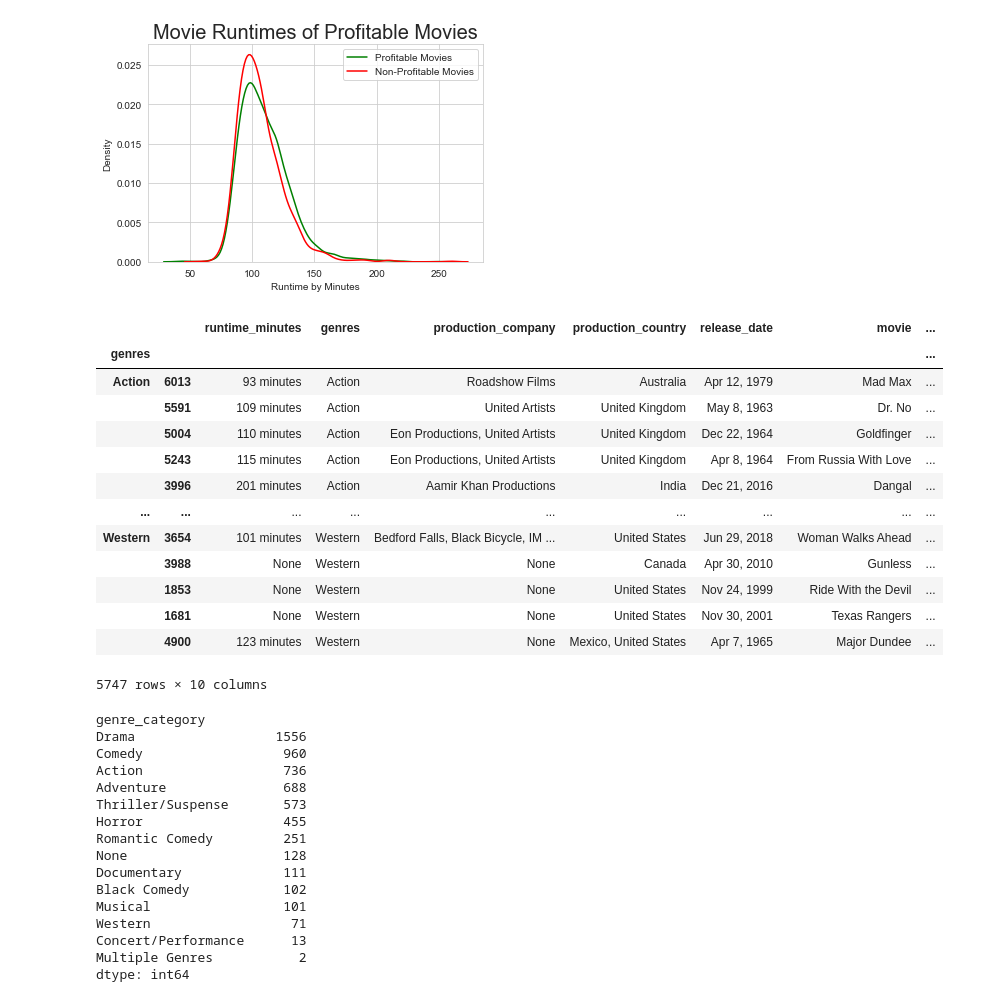
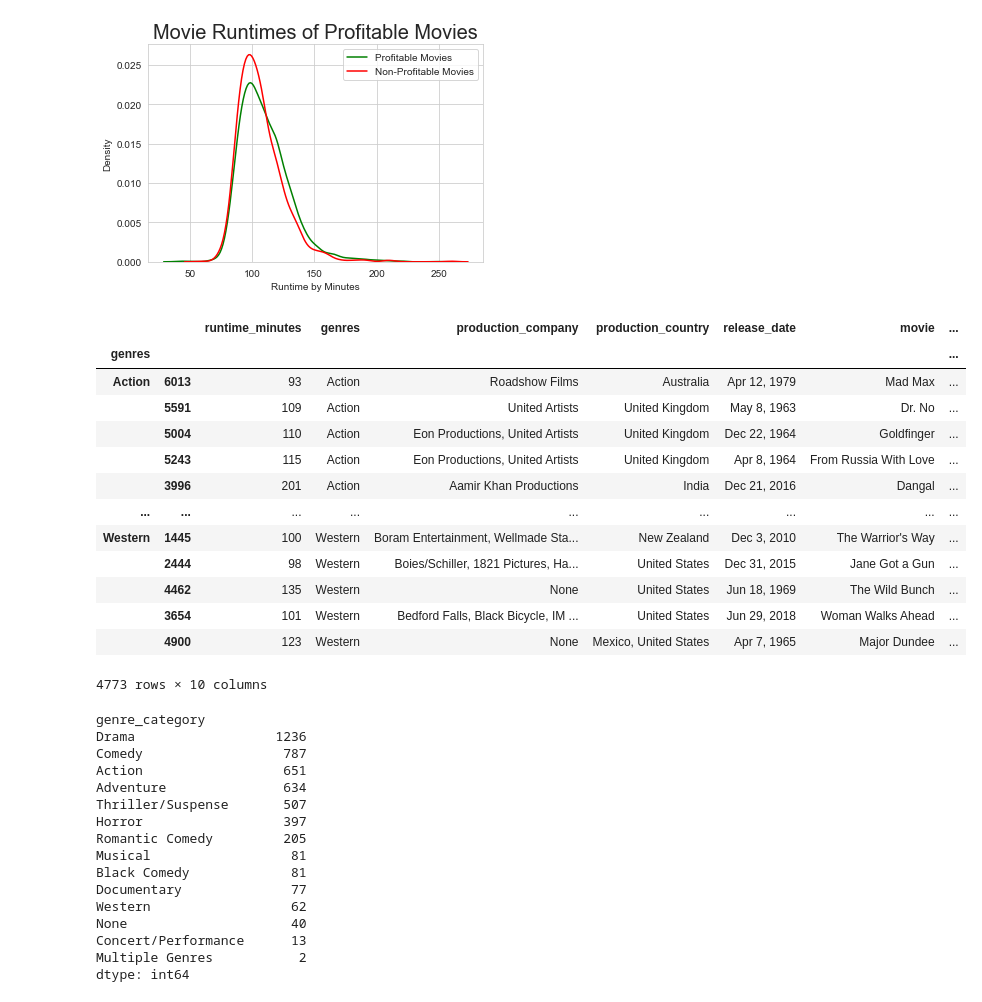
Before and after one commit to czarinagluna/Microsoft-Movie-Recommendations, a Jupyter notebook: Runtime Correlations for Project.ipynb, the cells around one changed output. Cells and saved outputs as stored; diff of their text form; code cells hidden in the pictures.

```diff
--- a/Runtime Correlations for Project.ipynb
+++ b/Runtime Correlations for Project.ipynb
@@ -72,9 +72,9 @@ df
 # %%
 #Exclude rows where there is no value given for runtime
 
-# genres_df = df[(df['runtime_minutes'] != 'None')]
+df = df[(df['runtime_minutes'] != 'None')]
 # %%
 #Remove 'minutes' from runtime minutes category and convert to integer
 
-# df['runtime_minutes'] = df['runtime_minutes'].str.replace('minutes', '')
-# df['runtime_minutes'] = df['runtime_minutes'].astype(int)
+df['runtime_minutes'] = df['runtime_minutes'].str.replace('minutes', '')
+df['runtime_minutes'] = df['runtime_minutes'].astype(int)
@@ -141,8 +169,3 @@ runtime_df = df[(df['runtime_minutes'] != 'None')].copy()
-# %%
-#Remove 'minutes' from runtime minutes category and convert to integer
-
-runtime_df['runtime_minutes'] = runtime_df['runtime_minutes'].str.replace('minutes', '')
-runtime_df['runtime_minutes'] = runtime_df['runtime_minutes'].astype(int)
 # %%
 runtime_df.describe()
 # %% [output]
@@ -292,23 +315,23 @@ plt.legend(labels=["Profitable Movies","Non-Profitable Movies"]);
 # %%
 #Create a new dataframe grouped by genre and arranged by descending profit amount
 
-genre_df = df.groupby('genres').apply(lambda x: x.sort_values(by ='profit', ascending = False))
-genre_df
+runtime_df = df.groupby('genres').apply(lambda x: x.sort_values(by ='profit', ascending = False))
+runtime_df
 # %% [output]
 |  |  | runtime_minutes | genres | production_company | production_country | release_date | movie | ... |
 | genres |  |  |  |  |  |  |  | ... |
-| Action | 6013 | 93 minutes | Action | Roadshow Films | Australia | Apr 12, 1979 | Mad Max | ... |
-|  | 5591 | 109 minutes | Action | United Artists | United Kingdom | May 8, 1963 | Dr. No | ... |
-|  | 5004 | 110 minutes | Action | Eon Productions, United Artists | United Kingdom | Dec 22, 1964 | Goldfinger | ... |
-|  | 5243 | 115 minutes | Action | Eon Productions, United Artists | United Kingdom | Apr 8, 1964 | From Russia With Love | ... |
-|  | 3996 | 201 minutes | Action | Aamir Khan Productions | India | Dec 21, 2016 | Dangal | ... |
+| Action | 6013 | 93 | Action | Roadshow Films | Australia | Apr 12, 1979 | Mad Max | ... |
+|  | 5591 | 109 | Action | United Artists | United Kingdom | May 8, 1963 | Dr. No | ... |
+|  | 5004 | 110 | Action | Eon Productions, United Artists | United Kingdom | Dec 22, 1964 | Goldfinger | ... |
+|  | 5243 | 115 | Action | Eon Productions, United Artists | United Kingdom | Apr 8, 1964 | From Russia With Love | ... |
+|  | 3996 | 201 | Action | Aamir Khan Productions | India | Dec 21, 2016 | Dangal | ... |
 | ... | ... | ... | ... | ... | ... | ... | ... | ... |
-| Western | 3654 | 101 minutes | Western | Bedford Falls, Black Bicycle, IM ... | United States | Jun 29, 2018 | Woman Walks Ahead | ... |
-|  | 3988 | None | Western | None | Canada | Apr 30, 2010 | Gunless | ... |
-|  | 1853 | None | Western | None | United States | Nov 24, 1999 | Ride With the Devil | ... |
-|  | 1681 | None | Western | None | United States | Nov 30, 2001 | Texas Rangers | ... |
-|  | 4900 | 123 minutes | Western | None | Mexico, United States | Apr 7, 1965 | Major Dundee | ... |
+| Western | 1445 | 100 | Western | Boram Entertainment, Wellmade Sta... | New Zealand | Dec 3, 2010 | The Warrior's Way | ... |
+|  | 2444 | 98 | Western | Boies/Schiller, 1821 Pictures, Ha... | United States | Dec 31, 2015 | Jane Got a Gun | ... |
+|  | 4462 | 135 | Western | None | United States | Jun 18, 1969 | The Wild Bunch | ... |
+|  | 3654 | 101 | Western | Bedford Falls, Black Bicycle, IM ... | United States | Jun 29, 2018 | Woman Walks Ahead | ... |
+|  | 4900 | 123 | Western | None | Mexico, United States | Apr 7, 1965 | Major Dundee | ... |
-5747 rows × 10 columns
+4773 rows × 10 columns
 # %%
 #Rename genre category to genre_cateogry to avoid confusion
 
@@ -316,21 +339,21 @@ genre_df.rename({'genres': 'genre_category'}, axis=1, inplace=True)
 # %%
 #Get the number of movies for each genre
 
-genre_df.value_counts('genre_category')
+runtime_df.value_counts('genre_category')
 # %% [output]
 genre_category
-Drama                  1556
-Comedy                  960
-Action                  736
-Adventure               688
-Thriller/Suspense       573
-Horror                  455
-Romantic Comedy         251
-None                    128
-Documentary             111
-Black Comedy            102
-Musical                 101
-Western                  71
+Drama                  1236
+Comedy                  787
+Action                  651
+Adventure               634
+Thriller/Suspense       507
+Horror                  397
+Romantic Comedy         205
+Musical                  81
+Black Comedy             81
+Documentary              77
+Western                  62
+None                     40
 Concert/Performance      13
 Multiple Genres           2
 dtype: int64
```
Also changed, not shown: parts of 30 cells of this notebook, 4 other files.
